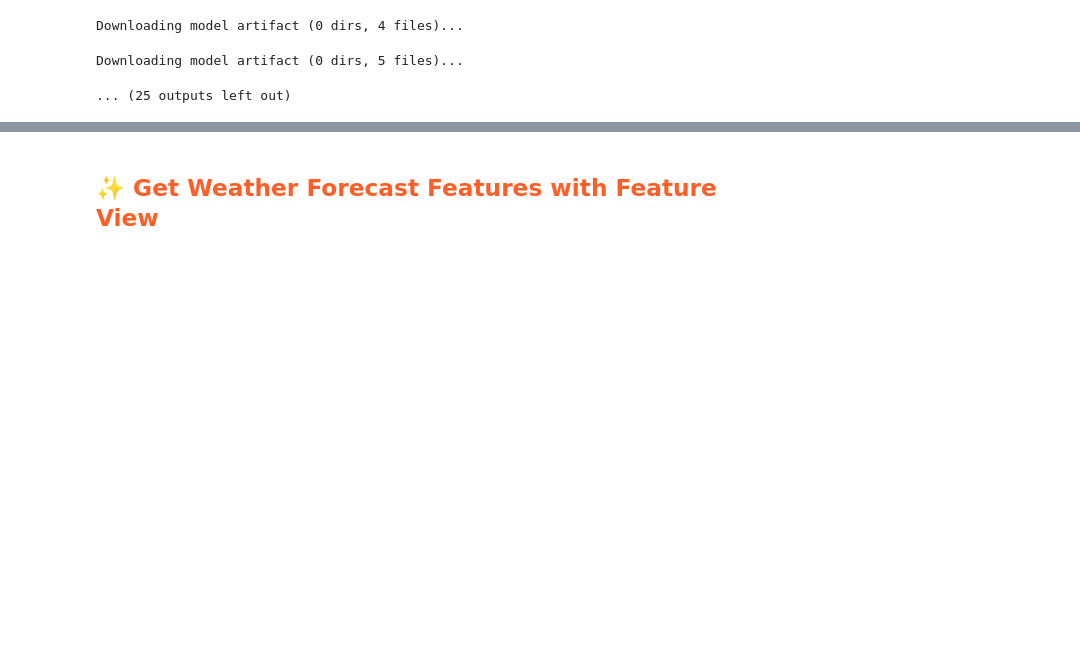
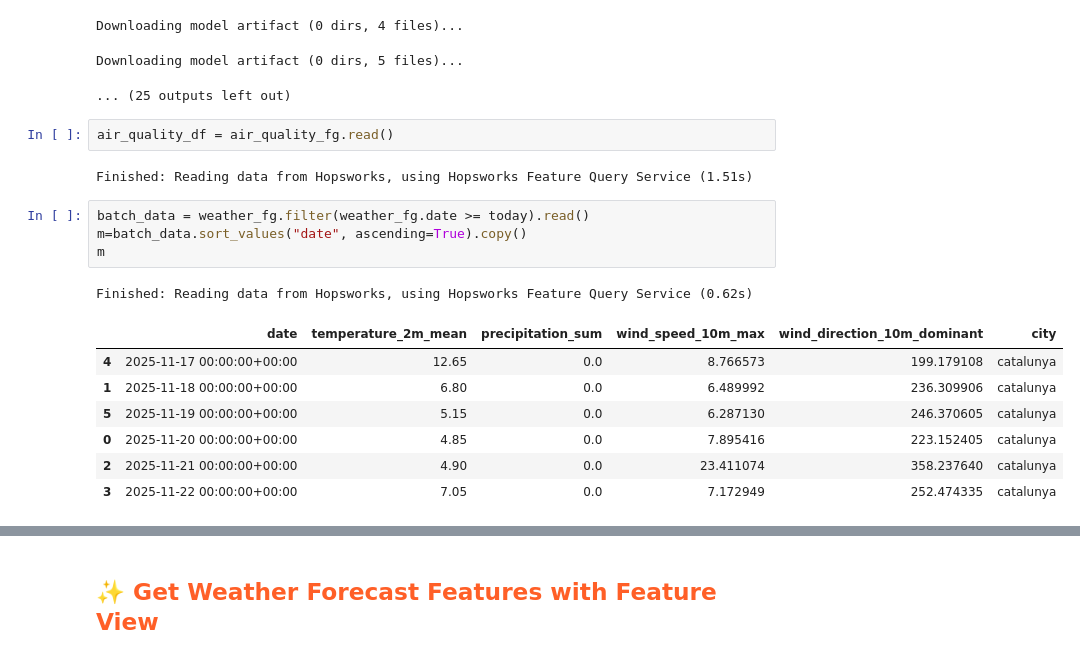
Before and after one commit to fzohra-ux/mlfs-book, a Jupyter notebook: notebooks/airquality/4_air_quality_batch_inference-per_city.ipynb, the cells around one changed output, grey strips where cells are left out. Cells and saved outputs as stored; diff of their text form; blank space fills up the shorter version.

```diff
--- a/notebooks/airquality/4_air_quality_batch_inference-per_city.ipynb
+++ b/notebooks/airquality/4_air_quality_batch_inference-per_city.ipynb
@@ -183,3 +185,20 @@ Downloading model artifact (0 dirs, 3 files)...
 Downloading model artifact (0 dirs, 4 files)...
 Downloading model artifact (0 dirs, 5 files)...
 ... (25 outputs left out)
+# %%
+air_quality_df = air_quality_fg.read()
+# %% [output]
+Finished: Reading data from Hopsworks, using Hopsworks Feature Query Service (1.51s)
+# %%
+batch_data = weather_fg.filter(weather_fg.date >= today).read()
+m=batch_data.sort_values("date", ascending=True).copy()
+m
+# %% [output]
+Finished: Reading data from Hopsworks, using Hopsworks Feature Query Service (0.62s)
+|  | date | temperature_2m_mean | precipitation_sum | wind_speed_10m_max | wind_direction_10m_dominant | city |
+| 4 | 2025-11-17 00:00:00+00:00 | 12.65 | 0.0 | 8.766573 | 199.179108 | catalunya |
+| 1 | 2025-11-18 00:00:00+00:00 | 6.80 | 0.0 | 6.489992 | 236.309906 | catalunya |
+| 5 | 2025-11-19 00:00:00+00:00 | 5.15 | 0.0 | 6.287130 | 246.370605 | catalunya |
+| 0 | 2025-11-20 00:00:00+00:00 | 4.85 | 0.0 | 7.895416 | 223.152405 | catalunya |
+| 2 | 2025-11-21 00:00:00+00:00 | 4.90 | 0.0 | 23.411074 | 358.237640 | catalunya |
+| 3 | 2025-11-22 00:00:00+00:00 | 7.05 | 0.0 | 7.172949 | 252.474335 | catalunya |
```
Also changed, not shown: parts of 43 cells of this notebook, 11 other files.
